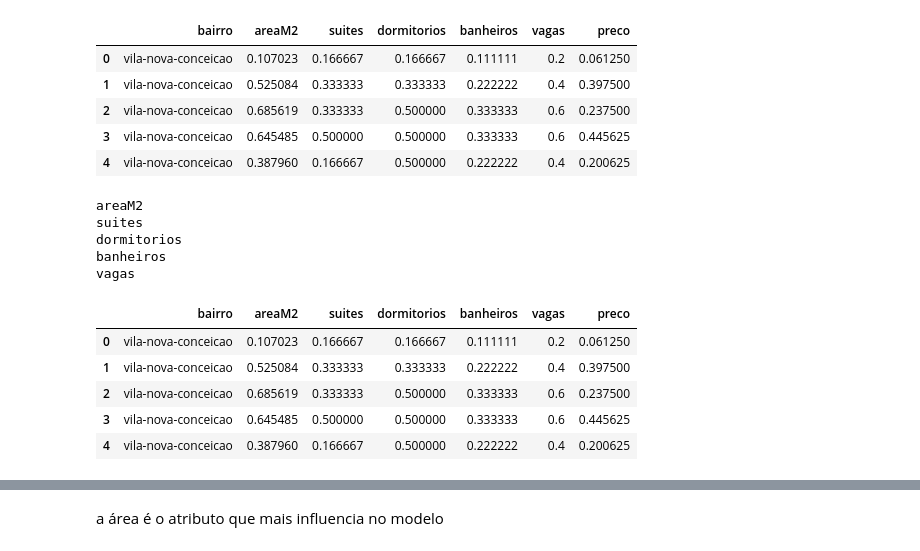
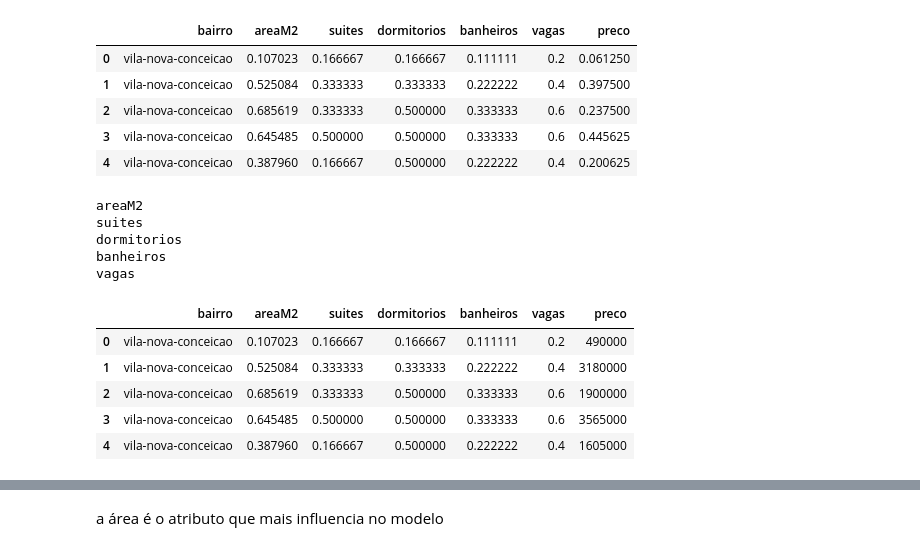
Before and after one commit to AnaMarcacini/CienciaDeDados, a Jupyter notebook: P3/Resumao.ipynb, the cells around one changed output, grey strips where cells are left out. Cells and saved outputs as stored; diff of their text form; code cells hidden in the pictures.

```diff
--- a/P3/Resumao.ipynb
+++ b/P3/Resumao.ipynb
@@ -558,25 +599,25 @@ preco
 | 3 | vila-nova-conceicao | 0.645485 | 0.500000 | 0.500000 | 0.333333 | 0.6 | 0.445625 |
 | 4 | vila-nova-conceicao | 0.387960 | 0.166667 | 0.500000 | 0.222222 | 0.4 | 0.200625 |
 # %%
-
+normalizado2 = Estimador_preco_imovel.copy()
 # Verifique que os mesmos resultados podem ser obtidos normalizando apenas as variáveis preditoras. preditoras - > apenas os parametros não o preço
-for coluna in normalizado.columns:
+for coluna in normalizado2.columns:
   if coluna != 'preco' and coluna != 'bairro' :
     print(coluna)
-    normalizado[coluna] = normalizado[coluna] / normalizado[coluna].max()
+    normalizado2[coluna] = normalizado2[coluna] / normalizado2[coluna].max()
 #
-normalizado.head()
+normalizado2.head()
 # %% [output]
 areaM2
 suites
 dormitorios
 banheiros
 vagas
 |  | bairro | areaM2 | suites | dormitorios | banheiros | vagas | preco |
-| 0 | vila-nova-conceicao | 0.107023 | 0.166667 | 0.166667 | 0.111111 | 0.2 | 0.061250 |
-| 1 | vila-nova-conceicao | 0.525084 | 0.333333 | 0.333333 | 0.222222 | 0.4 | 0.397500 |
-| 2 | vila-nova-conceicao | 0.685619 | 0.333333 | 0.500000 | 0.333333 | 0.6 | 0.237500 |
-| 3 | vila-nova-conceicao | 0.645485 | 0.500000 | 0.500000 | 0.333333 | 0.6 | 0.445625 |
-| 4 | vila-nova-conceicao | 0.387960 | 0.166667 | 0.500000 | 0.222222 | 0.4 | 0.200625 |
+| 0 | vila-nova-conceicao | 0.107023 | 0.166667 | 0.166667 | 0.111111 | 0.2 | 490000 |
+| 1 | vila-nova-conceicao | 0.525084 | 0.333333 | 0.333333 | 0.222222 | 0.4 | 3180000 |
+| 2 | vila-nova-conceicao | 0.685619 | 0.333333 | 0.500000 | 0.333333 | 0.6 | 1900000 |
+| 3 | vila-nova-conceicao | 0.645485 | 0.500000 | 0.500000 | 0.333333 | 0.6 | 3565000 |
+| 4 | vila-nova-conceicao | 0.387960 | 0.166667 | 0.500000 | 0.222222 | 0.4 | 1605000 |
 # %%
 # seu código
```
Also changed, not shown: parts of 31 cells of this notebook.
